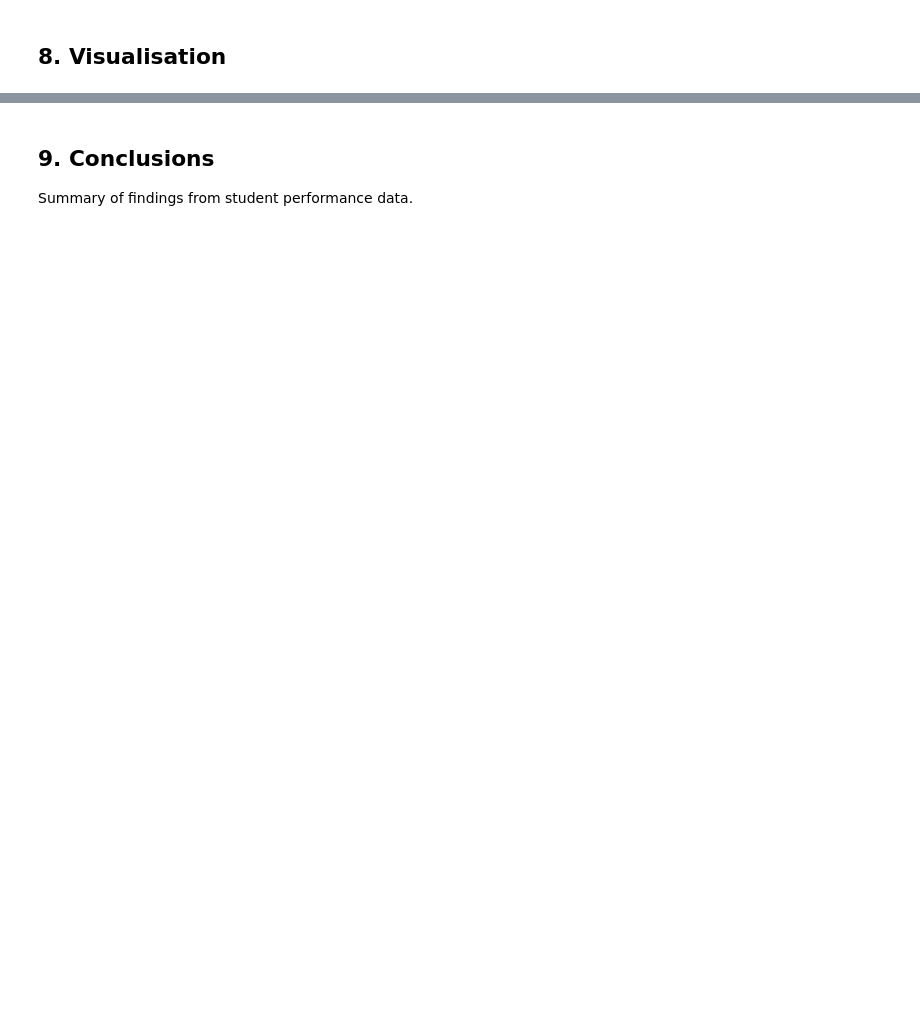
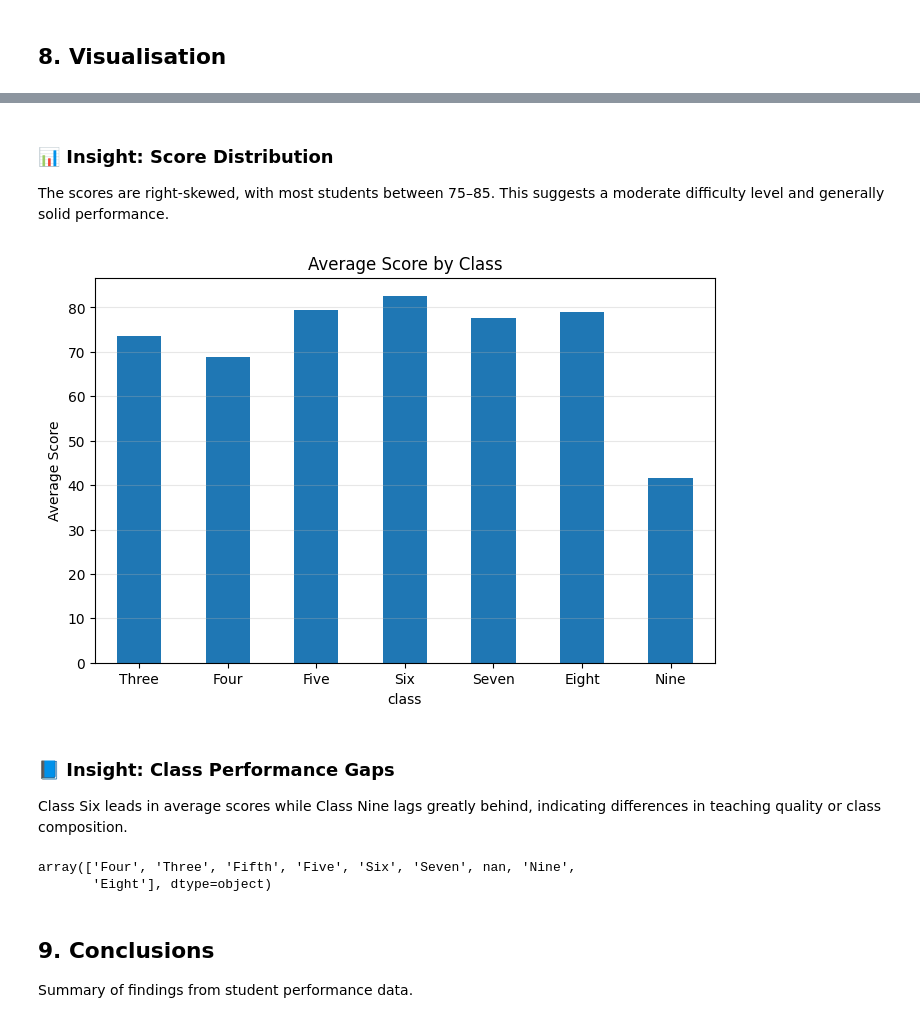
Before and after one commit to Shawryfall/python-data-analysis-bootcamp, a Jupyter notebook: notebooks/02_student_data_analysis.ipynb, the cells around one changed output, grey strips where cells are left out. Saved outputs shown, nothing was run; the diff lists cells and outputs as text; code cells hidden in the pictures; blank space fills up the shorter version.

```diff
--- a/notebooks/02_student_data_analysis.ipynb
+++ b/notebooks/02_student_data_analysis.ipynb
@@ -73,7 +267,41 @@ plt.xlabel('Score'); plt.ylabel('Frequency'); plt.title('Distribution of Scores'
+# %% [markdown]
+### 📊 Insight: Score Distribution
+The scores are right‑skewed, with most students between 75–85. This suggests a moderate difficulty level and generally solid performance.
 # %%
-plt.figure(figsize=(8,5))
+
+# Define the correct numerical class order
+class_order = ['Three', 'Four', 'Five', 'Six', 'Seven', 'Eight', 'Nine']
+
+# Convert 'class' to an ordered categorical type so plots follow numerical order
+df['class'] = pd.Categorical(df['class'], categories=class_order, ordered=True)
+
+# Plot the average score for each class in numerical order
+plt.figure(figsize=(8, 5))
+
+# Group by the ordered class column and plot average scores as a bar chart
 df.groupby('class')['score'].mean().plot(kind='bar')
-plt.ylabel('Average Score'); plt.title('Average Score by Class'); plt.xticks(rotation=0); plt.grid(axis='y', alpha=0.3); plt.show()
+
+# Add axis labels and a title
+plt.ylabel('Average Score')
+plt.title('Average Score by Class')
+
+# Keep class labels horizontal for readability
+plt.xticks(rotation=0)
+
+# Add gridlines for clarity
+plt.grid(axis='y', alpha=0.3)
+
+plt.show()
+# %% [output]
+[figure, added]
+# %% [markdown]
+### 📘 Insight: Class Performance Gaps
+Class Six leads in average scores while Class Nine lags greatly behind, indicating differences in teaching quality or class composition.
+# %%
+df['class'].unique()
+# %% [output]
+array(['Four', 'Three', 'Fifth', 'Five', 'Six', 'Seven', nan, 'Nine',
+       'Eight'], dtype=object)
 # %% [markdown]
 ## 9. Conclusions
 Summary of findings from student performance data.
```
Also changed, not shown: parts of 17 cells of this notebook.
